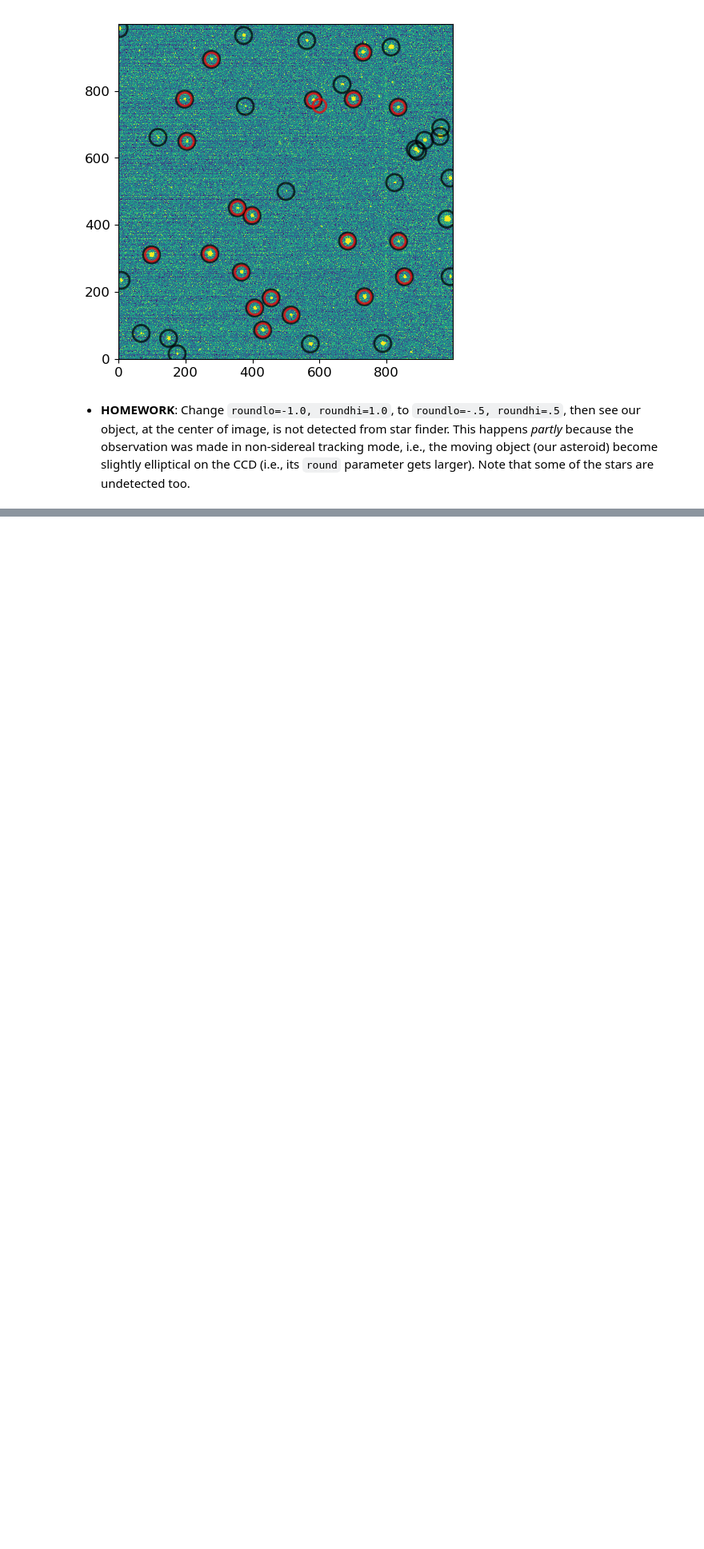
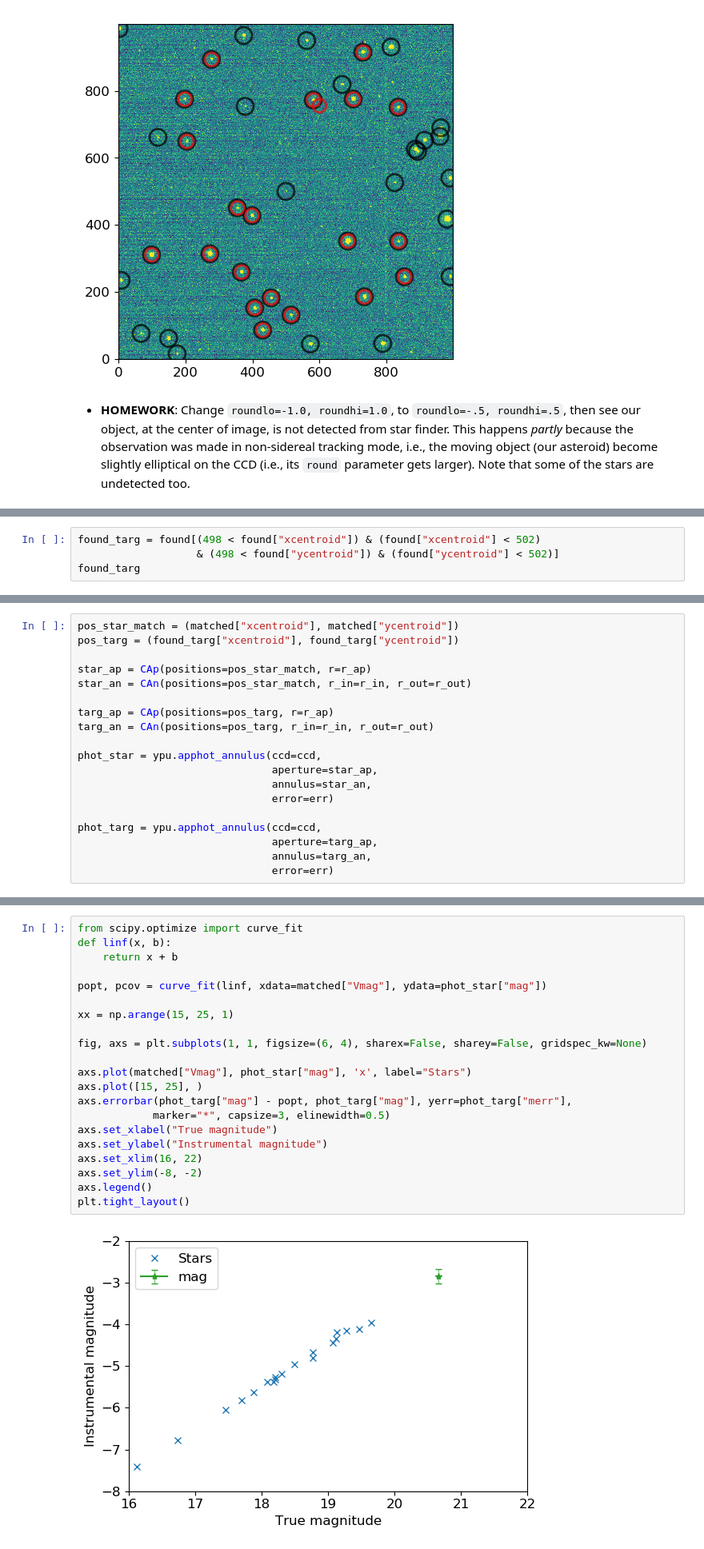
Before and after one commit to ysBach/SNU_AOclass, a Jupyter notebook: Notebooks/05-Differential_Phot.ipynb, the cells around one changed output, grey strips where cells are left out. Shown at 80% size. Drawn from its saved outputs; the diff is of its cells as text; blank space fills up the shorter version.

Commit message:
update diff phot

```diff
--- a/Notebooks/05-Differential_Phot.ipynb
+++ b/Notebooks/05-Differential_Phot.ipynb
@@ -263,0 +339,4 @@ plt.tight_layout()
+# %%
+found_targ = found[(498 < found["xcentroid"]) & (found["xcentroid"] < 502)
+                   & (498 < found["ycentroid"]) & (found["ycentroid"] < 502)]
+found_targ
@@ -263,0 +348,19 @@ plt.tight_layout()
+# %%
+pos_star_match = (matched["xcentroid"], matched["ycentroid"])
+pos_targ = (found_targ["xcentroid"], found_targ["ycentroid"])
+
+star_ap = CAp(positions=pos_star_match, r=r_ap)
+star_an = CAn(positions=pos_star_match, r_in=r_in, r_out=r_out)
+
+targ_ap = CAp(positions=pos_targ, r=r_ap)
+targ_an = CAn(positions=pos_targ, r_in=r_in, r_out=r_out)
+
+phot_star = ypu.apphot_annulus(ccd=ccd,
+                               aperture=star_ap,
+                               annulus=star_an,
+                               error=err)
+
+phot_targ = ypu.apphot_annulus(ccd=ccd,
+                               aperture=targ_ap,
+                               annulus=targ_an,
+                               error=err)
@@ -263,0 +401,23 @@ plt.tight_layout()
+# %%
+from scipy.optimize import curve_fit
+def linf(x, b):
+    return x + b
+
+popt, pcov = curve_fit(linf, xdata=matched["Vmag"], ydata=phot_star["mag"])
+
+xx = np.arange(15, 25, 1)
+
+fig, axs = plt.subplots(1, 1, figsize=(6, 4), sharex=False, sharey=False, gridspec_kw=None)
+
+axs.plot(matched["Vmag"], phot_star["mag"], 'x', label="Stars")
+axs.plot([15, 25], )
+axs.errorbar(phot_targ["mag"] - popt, phot_targ["mag"], yerr=phot_targ["merr"],
+            marker="*", capsize=3, elinewidth=0.5)
+axs.set_xlabel("True magnitude")
+axs.set_ylabel("Instrumental magnitude")
+axs.set_xlim(16, 22)
+axs.set_ylim(-8, -2)
+axs.legend()
+plt.tight_layout()
+# %% [output]
+[figure, added]
```
Also changed, not shown: parts of 16 cells of this notebook.
